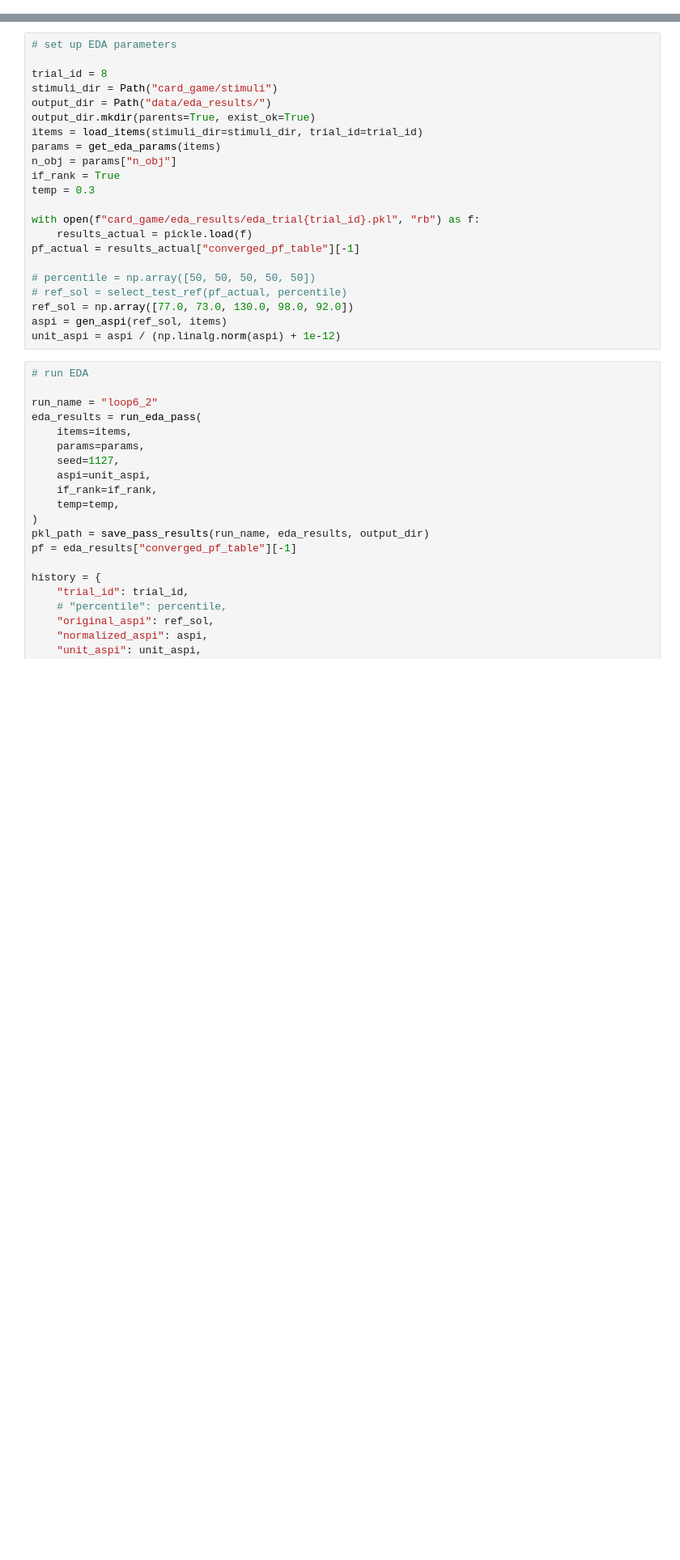
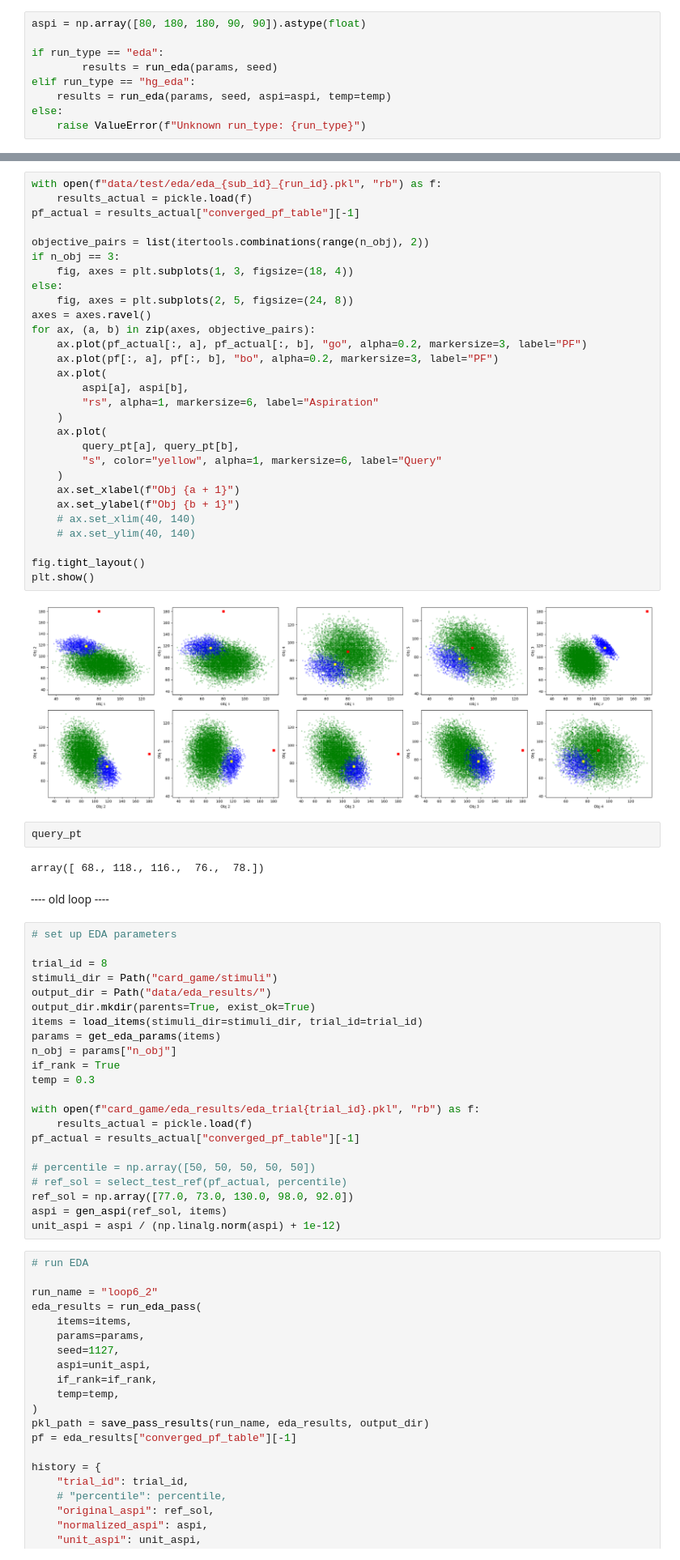
Before and after one commit to rameshsrinivasanuci/multiobjective, a Jupyter notebook: loop.ipynb, the cells around one changed output, grey strips where cells are left out. Shown at 81% size. Saved outputs shown, nothing was run; the diff lists cells and outputs as text; blank space fills up the shorter version.

```diff
--- a/loop.ipynb
+++ b/loop.ipynb
@@ -13,0 +56,9 @@ from test_sol_reweight import load_items, get_eda_params, run_eda_pass, save_pas
+# %%
+aspi = np.array([80, 180, 180, 90, 90]).astype(float)
+
+if run_type == "eda":
+        results = run_eda(params, seed)
+elif run_type == "hg_eda":
+    results = run_eda(params, seed, aspi=aspi, temp=temp)
+else:
+    raise ValueError(f"Unknown run_type: {run_type}")
@@ -14,3 +111,40 @@ from test_sol_reweight import load_items, get_eda_params, run_eda_pass, save_pas
+# %%
+with open(f"data/test/eda/eda_{sub_id}_{run_id}.pkl", "rb") as f:
+    results_actual = pickle.load(f)
+pf_actual = results_actual["converged_pf_table"][-1]
+
+objective_pairs = list(itertools.combinations(range(n_obj), 2))
+if n_obj == 3:
+    fig, axes = plt.subplots(1, 3, figsize=(18, 4))
+else:
+    fig, axes = plt.subplots(2, 5, figsize=(24, 8))
+axes = axes.ravel()
+for ax, (a, b) in zip(axes, objective_pairs):
+    ax.plot(pf_actual[:, a], pf_actual[:, b], "go", alpha=0.2, markersize=3, label="PF")
+    ax.plot(pf[:, a], pf[:, b], "bo", alpha=0.2, markersize=3, label="PF")
+    ax.plot(
+        aspi[a], aspi[b],
+        "rs", alpha=1, markersize=6, label="Aspiration"
+    )
+    ax.plot(
+        query_pt[a], query_pt[b],
+        "s", color="yellow", alpha=1, markersize=6, label="Query"
+    )
+    ax.set_xlabel(f"Obj {a + 1}")
+    ax.set_ylabel(f"Obj {b + 1}")
+    # ax.set_xlim(40, 140)
+    # ax.set_ylim(40, 140)
+
+fig.tight_layout()
+plt.show()
+# %% [output]
+[figure, added]
+# %%
+query_pt
+# %% [output]
+array([ 68., 118., 116.,  76.,  78.])
+# %% [markdown]
+---- old loop ----
 # %%
 # set up EDA parameters
 
```
Also changed, not shown: parts of 9 cells of this notebook, 1 other file.
